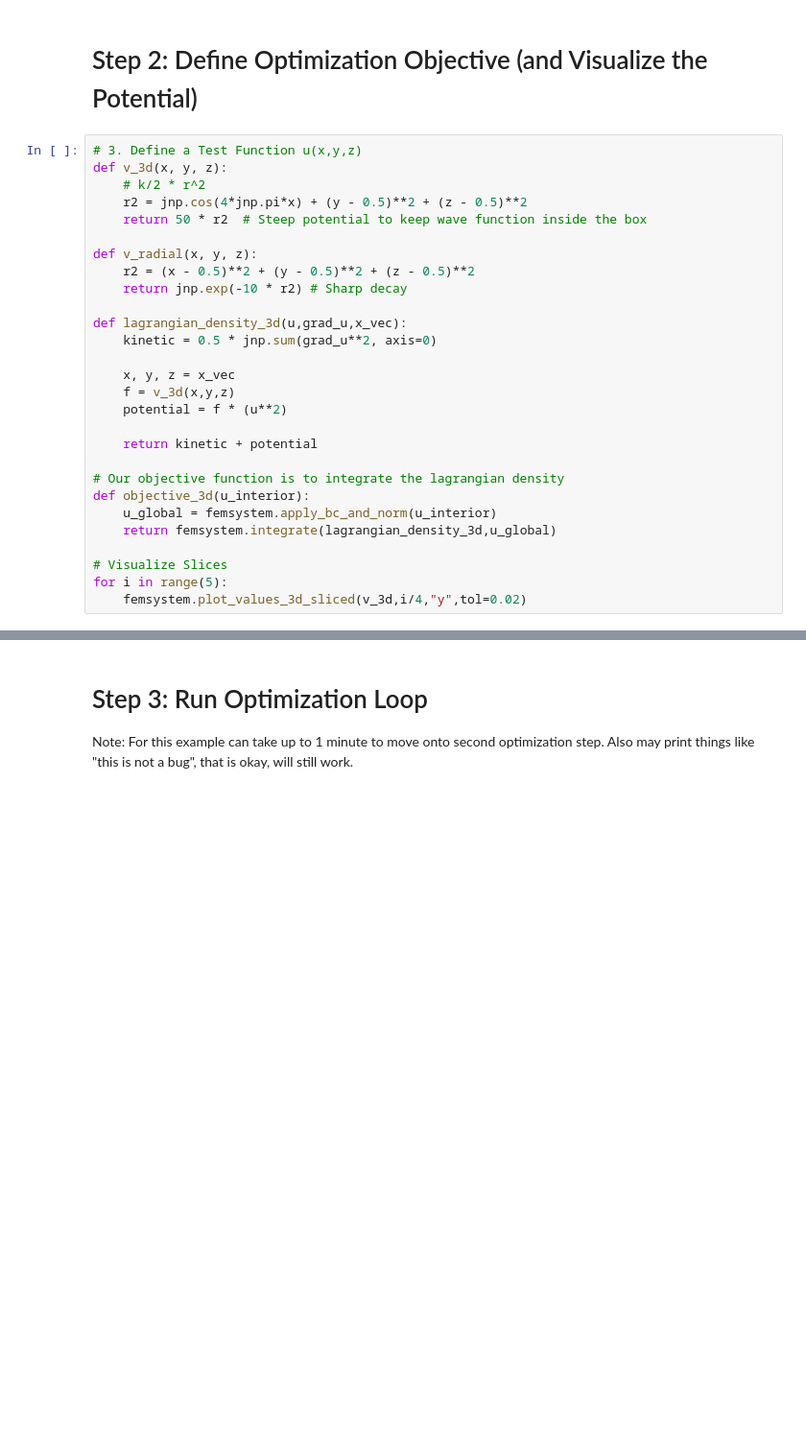
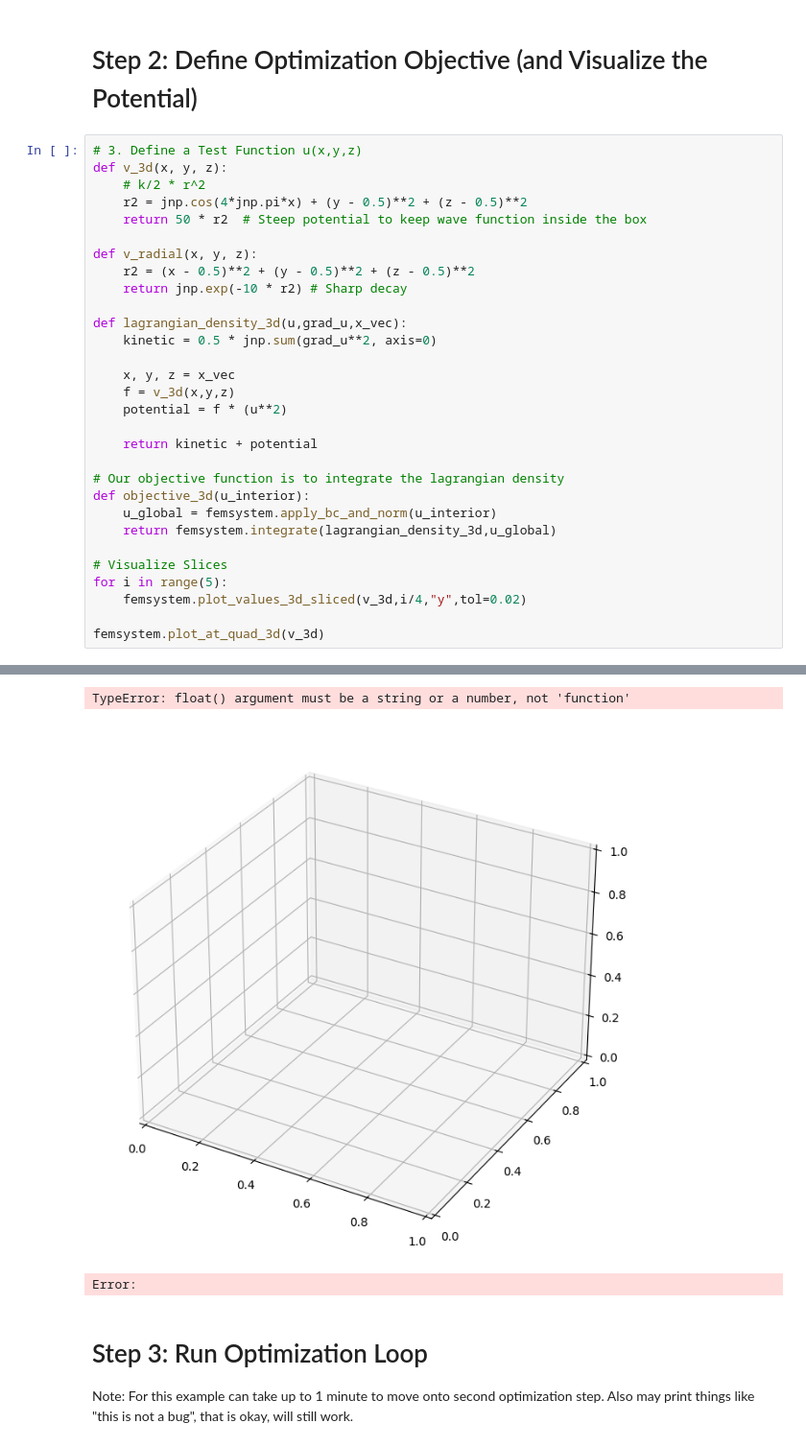
Before and after one commit to vcaipu/cqednumerics, a Jupyter notebook: examples/3DPoisson.ipynb, the cells around one changed output, grey strips where cells are left out. Shown at 96% size. Saved outputs shown, nothing was run; the diff lists cells and outputs as text; blank space fills up the shorter version.

```diff
--- a/examples/3DPoisson.ipynb
+++ b/examples/3DPoisson.ipynb
@@ -57,33 +57,38 @@ def v_3d(x, y, z):
     r2 = jnp.cos(4*jnp.pi*x) + (y - 0.5)**2 + (z - 0.5)**2
     return 50 * r2  # Steep potential to keep wave function inside the box
 
 def v_radial(x, y, z):
     r2 = (x - 0.5)**2 + (y - 0.5)**2 + (z - 0.5)**2
     return jnp.exp(-10 * r2) # Sharp decay
 
 def lagrangian_density_3d(u,grad_u,x_vec):
     kinetic = 0.5 * jnp.sum(grad_u**2, axis=0)
 
     x, y, z = x_vec
     f = v_3d(x,y,z)
     potential = f * (u**2)
 
     return kinetic + potential
 
 # Our objective function is to integrate the lagrangian density
 def objective_3d(u_interior):
     u_global = femsystem.apply_bc_and_norm(u_interior)
     return femsystem.integrate(lagrangian_density_3d,u_global)
 
 # Visualize Slices
 for i in range(5):
     femsystem.plot_values_3d_sliced(v_3d,i/4,"y",tol=0.02)
+
+femsystem.plot_at_quad_3d(v_3d)
 # %% [output]
 [figure]
 [figure]
 [figure]
 [figure]
 [figure]
+TypeError: float() argument must be a string or a number, not 'function'
+[figure, added]
+Error:
 # %% [markdown]
 # Step 3: Run Optimization Loop
 
```
Also changed, not shown: parts of 2 cells of this notebook, 3 other files.
